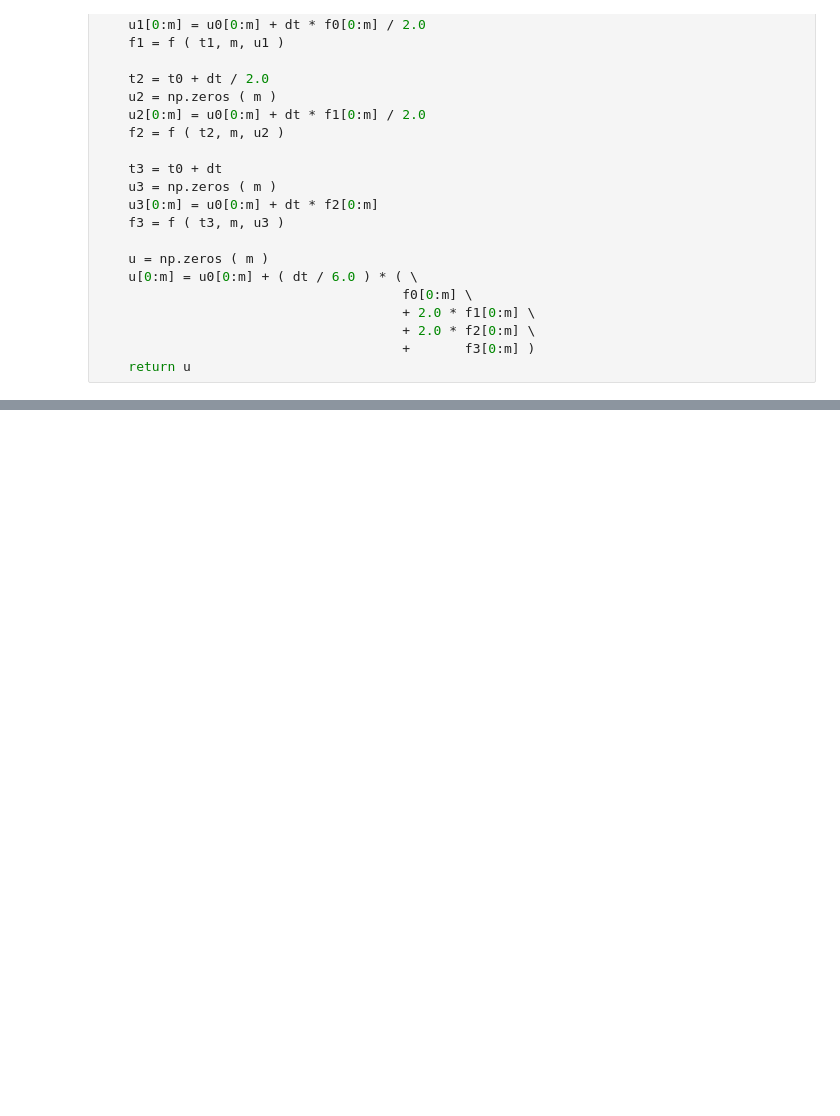
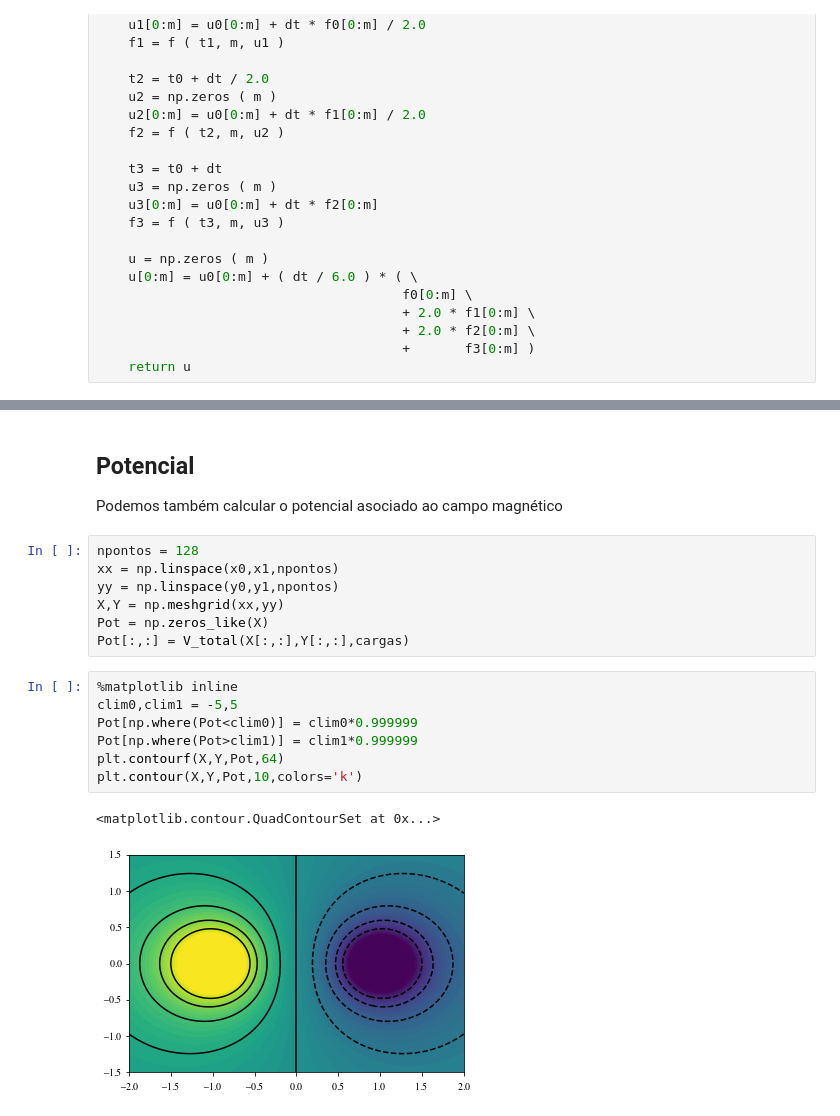
Before and after one commit to tavo-buk/icfis, a Jupyter notebook: EDO3.ipynb, the cells around one changed output, grey strips where cells are left out. Cells and saved outputs as stored; diff of their text form; blank space fills up the shorter version.

```diff
--- a/EDO3.ipynb
+++ b/EDO3.ipynb
@@ -162,0 +225,21 @@ for C in cargas:
+# %% [markdown]
+## Potencial
+
+Podemos também calcular o potencial asociado ao campo magnético
+# %%
+npontos = 128
+xx = np.linspace(x0,x1,npontos)
+yy = np.linspace(y0,y1,npontos)
+X,Y = np.meshgrid(xx,yy)
+Pot = np.zeros_like(X)
+Pot[:,:] = V_total(X[:,:],Y[:,:],cargas)
+# %%
+%matplotlib inline
+clim0,clim1 = -5,5
+Pot[np.where(Pot<clim0)] = clim0*0.999999
+Pot[np.where(Pot>clim1)] = clim1*0.999999
+plt.contourf(X,Y,Pot,64)
+plt.contour(X,Y,Pot,10,colors='k')
+# %% [output]
+<matplotlib.contour.QuadContourSet at 0x...>
+[figure, added]
```
Also changed, not shown: parts of 8 cells of this notebook.
